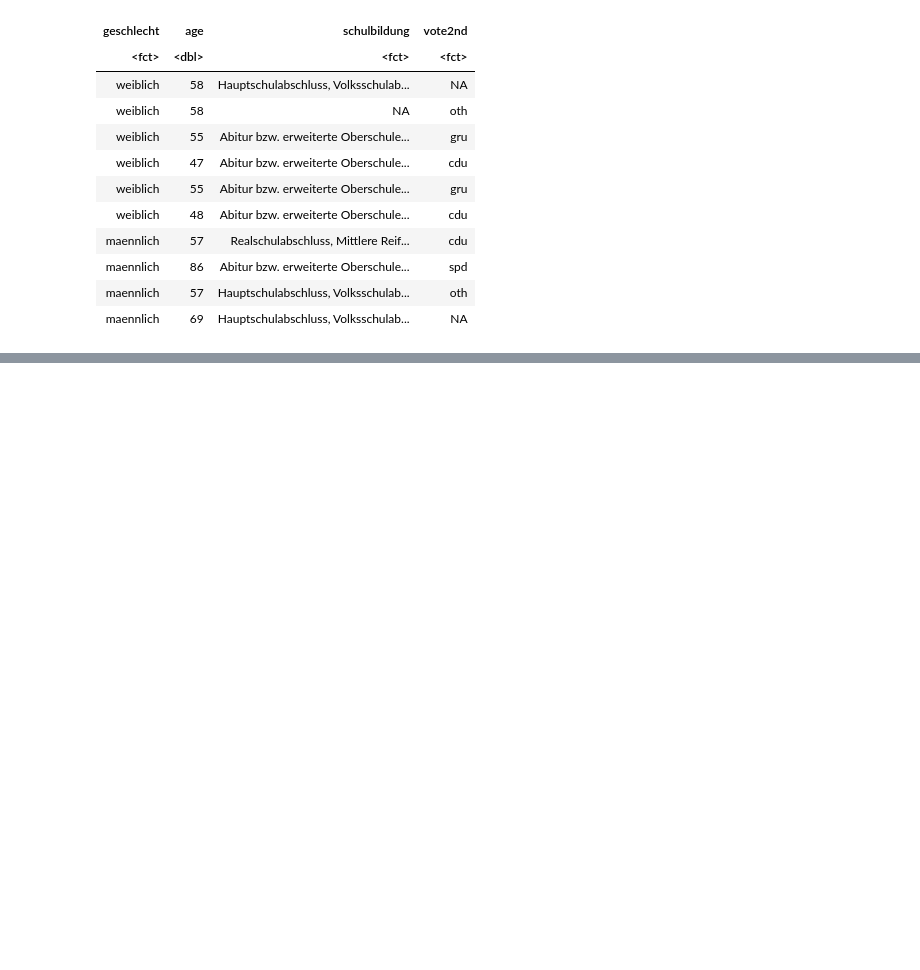
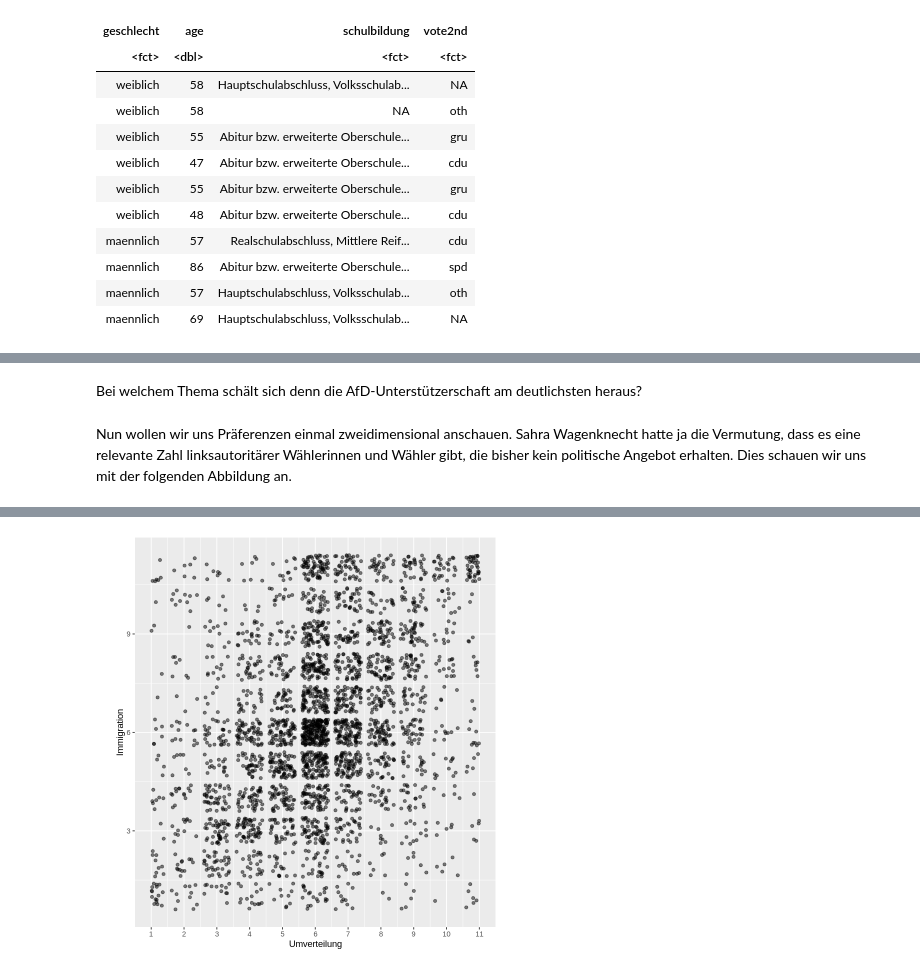
Before and after one commit to cstecker/politicsRLab, a Jupyter notebook: Ja, wen wählen Sie denn.ipynb, the cells around one changed output, grey strips where cells are left out. Cells and saved outputs as stored; diff of their text form; code cells hidden in the pictures; blank space fills up the shorter version.

```diff
--- a/Ja, wen wählen Sie denn.ipynb
+++ b/Ja, wen wählen Sie denn.ipynb
@@ -80,0 +148,15 @@ A tibble: 10 × 4
+# %% [markdown]
+Bei welchem Thema schält sich denn die AfD-Unterstützerschaft am deutlichsten heraus?
+# %% [markdown]
+Nun wollen wir uns Präferenzen einmal zweidimensional anschauen. Sahra Wagenknecht hatte ja die Vermutung, dass es eine relevante Zahl linksautoritärer Wählerinnen und Wähler gibt, die bisher kein politische Angebot erhalten. Dies schauen wir uns mit der folgenden Abbildung an.
+# %%
+gles %>% # Verwende den 'gles' Datensatz
+  ggplot(aes(x = econ_self, y = immi_self)) + # Erstelle ein Diagramm mit 'econ_self' auf der X- und 'immi_self' auf der Y-Achse
+  geom_jitter(alpha = .5) +  # Zeichne Punkte mit leichter zufälliger Verschiebung und halber Transparenz
+  scale_x_continuous(limits = c(1, 11), # Setze die Grenzen der X-Achse von 1 bis 11
+                     labels = 1:11, # Beschrifte die X-Achse mit Werten von 1 bis 11
+                     breaks = 1:11) + # Platziere Achsenabschnitte bei jedem ganzen Wert von 1 bis 11
+                       # Manuelle Farbzuweisung für die unterschiedlichen Kategorien von 'vote2nd'
+  labs(x = "Umverteilung", y = "Immigration") + # Benenne die Achsen: X als 'Umverteilung', Y als 'Immigration'
+  coord_fixed() # Verwende das gleiche Maßstabverhältnis für X- und Y-Achse für ein proportionales Diagramm
+# %% [output]
@@ -80,0 +165 @@ A tibble: 10 × 4
+[figure, added]
```
Also changed, not shown: parts of 12 cells of this notebook.
